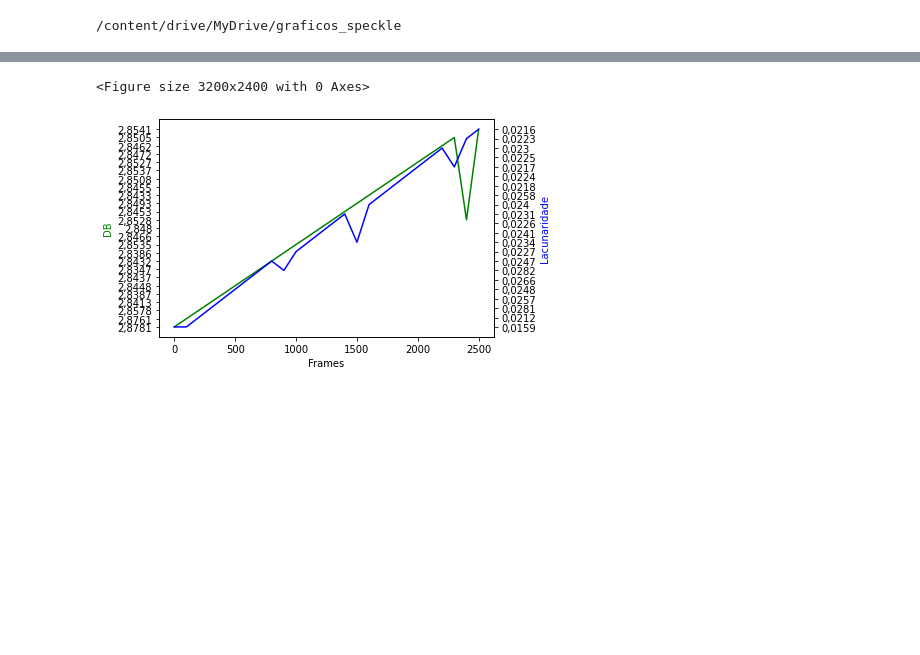
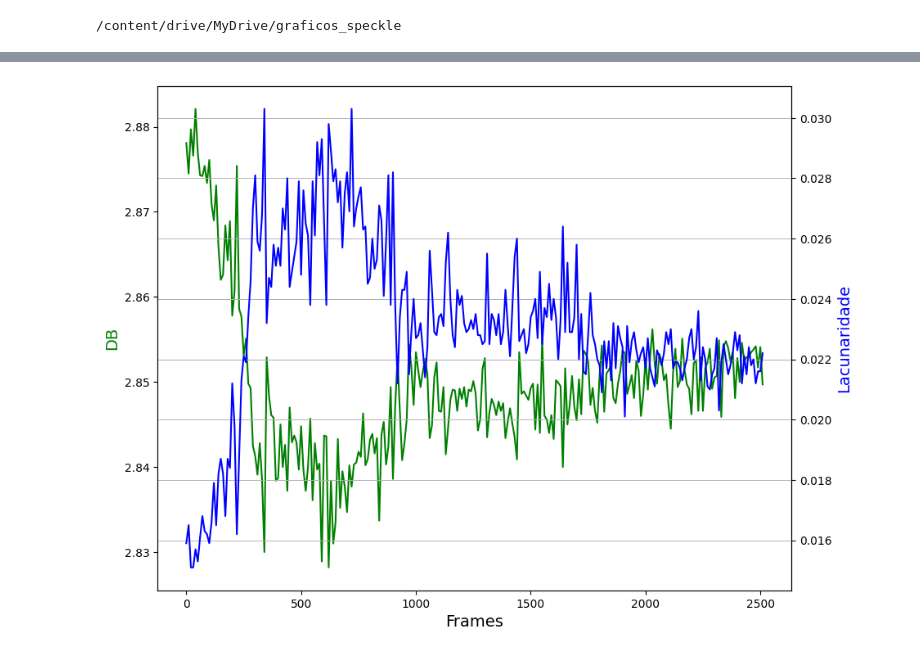
Before and after one commit to barbarabraune/graficos_speckle, a Jupyter notebook: tres_graf.ipynb, the cells around one changed output, grey strips where cells are left out. Drawn from its saved outputs; the diff is of its cells as text; code cells hidden in the pictures; blank space fills up the shorter version.

```diff
--- a/tres_graf.ipynb
+++ b/tres_graf.ipynb
@@ -7,4 +8,4 @@ cd /content/drive/MyDrive/graficos_speckle/
 # %% [output]
 /content/drive/MyDrive/graficos_speckle
 # %%
-df = pd.read_excel(r'/content/drive/MyDrive/graficos_speckle/100_certo.xlsx', usecols="G,H,CE")
+df = pd.read_excel(r'100_certo.xlsx', usecols="G,H,CE") # trocar pelo caminho certo aqui
@@ -28,6 +14,6 @@ frames = []
 for i in range(2517):
     frames.append(i)
 # %%
-db = list(df['8. ★D (D with highest r²) for Dʙ'])
-sigma = list(df['7. STANDARD DEVIATION (σ) for D for Dʙ'])
+db = df['8. ★D (D with highest r²) for Dʙ']
+sigma = df['7. STANDARD DEVIATION (σ) for D for Dʙ']
 lac = list(df['83. LACUNARITY for Image (Ｌ) = ∑Λ₍ɢ₎/Ǥɴ ∀ ɢ∈Ǥ'])
@@ -45,0 +24,15 @@ print(lac[0::10])
+# %%
+dbFloat = []
+
+for dado in db:
+    dbFloat.append(float(dado.replace(',', '.')))
+
+sigmaFloat = []
+
+for dado in sigma:
+    sigmaFloat.append(float(dado.replace(',', '.')))
+
+lacFloat = []
+
+for dado in lac:
+    lacFloat.append(float(dado.replace(',', '.')))
@@ -75,17 +84,16 @@ import plotly.express as px
 # %%
-figure(figsize=(8, 6), dpi=400)
-fig, ax1 = plt.subplots()
+fig = plt.figure(figsize=(10,8))
+ax1=fig.add_subplot()
 
 ax2 = ax1.twinx()
-ax1.plot(frames[0::100], db[0::100], 'g-')
-ax2.plot(frames[0::100], lac[0::100], 'b-')
+ax1.plot(frames[0::10], dbFloat[0::10], 'g-')
+ax2.plot(frames[0::10], lacFloat[0::10], 'b-')
 
-ax1.set_xlabel('Frames')
-ax1.set_ylabel('DB', color='g')
-ax2.set_ylabel('Lacunaridade', color='b')
-
+ax1.set_xlabel('Frames', fontsize=14)
+ax1.set_ylabel('DB', color='g', fontsize=14)
+ax2.set_ylabel('Lacunaridade', color='b', fontsize=14)
+plt.grid(linestyle='-', linewidth=0.7)
 plt.show()
 # %% [output]
-<Figure size 3200x2400 with 0 Axes>
-[figure, old version]
+[figure, new version]
 # %%
```
Also changed, not shown: parts of 16 cells of this notebook, 6 other files.
